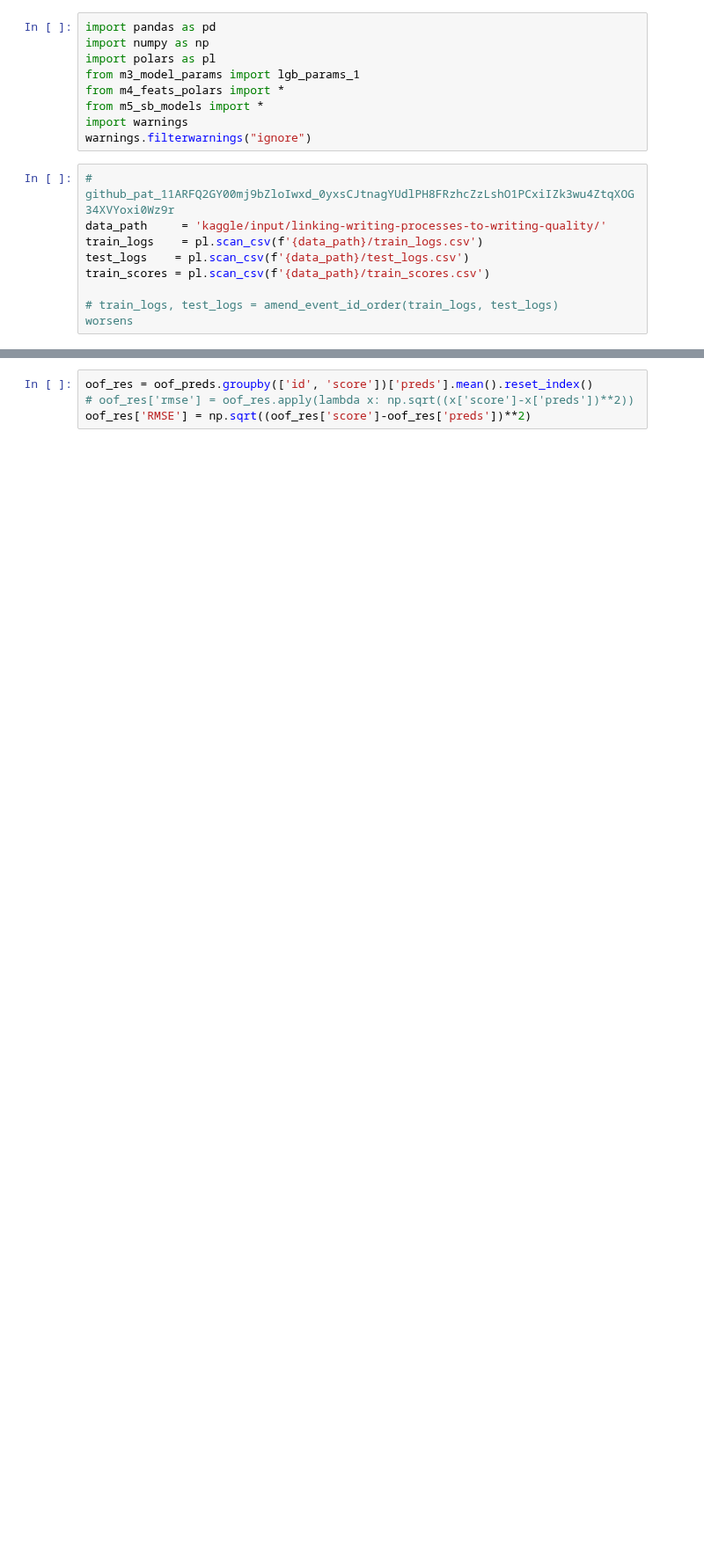
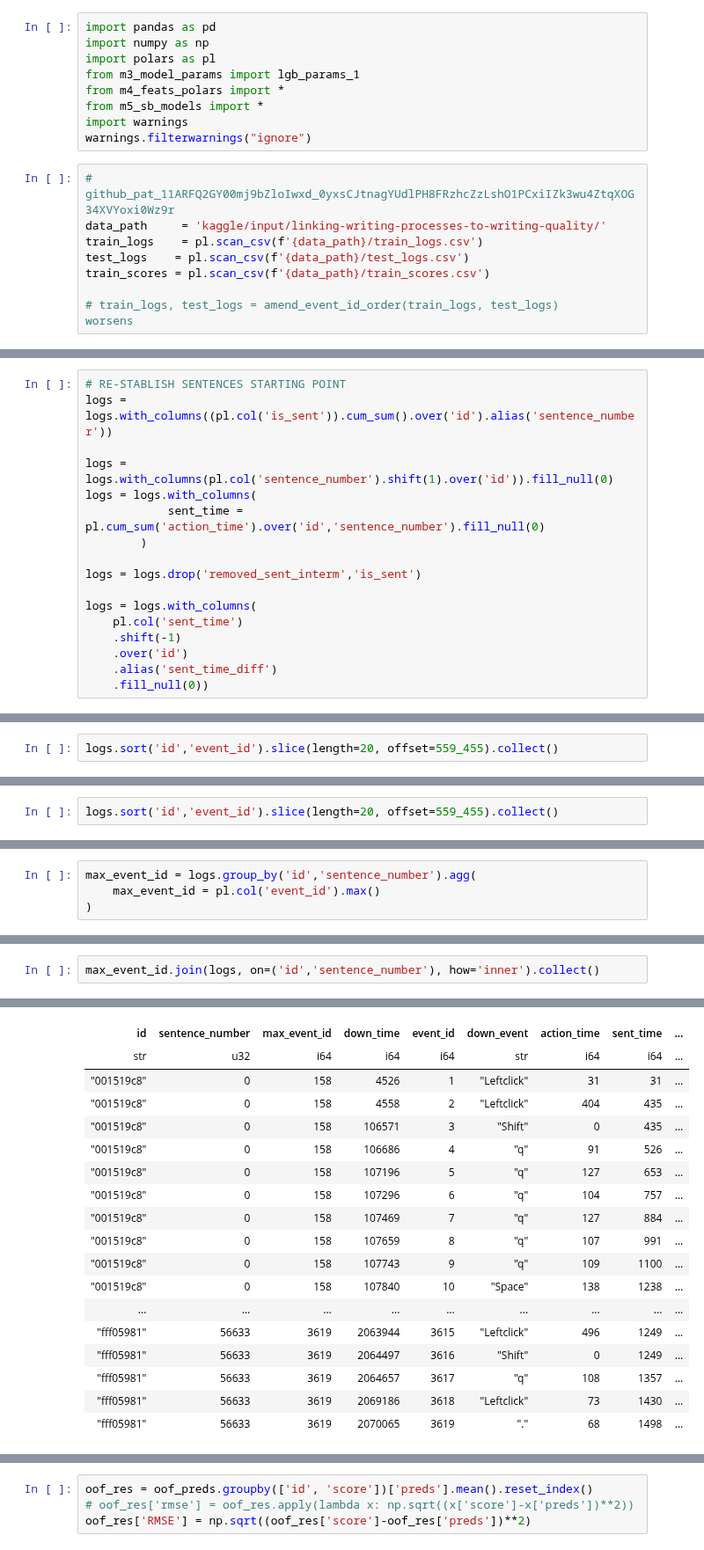
Before and after one commit to uallende/linking_writing_quality, a Jupyter notebook: lqw-clean.ipynb, the cells around one changed output, grey strips where cells are left out. Shown at 88% size. Drawn from its saved outputs; the diff is of its cells as text; blank space fills up the shorter version.

```diff
--- a/lqw-clean.ipynb
+++ b/lqw-clean.ipynb
@@ -26,0 +100,17 @@ TypeError: Expr.sort() takes 1 positional argument but 2 were given
+# %%
+# RE-STABLISH SENTENCES STARTING POINT
+logs = logs.with_columns((pl.col('is_sent')).cum_sum().over('id').alias('sentence_number'))
+
+logs = logs.with_columns(pl.col('sentence_number').shift(1).over('id')).fill_null(0)
+logs = logs.with_columns(
+            sent_time = pl.cum_sum('action_time').over('id','sentence_number').fill_null(0)
+        )
+
+logs = logs.drop('removed_sent_interm','is_sent')
+
+logs = logs.with_columns(
+    pl.col('sent_time')
+    .shift(-1)
+    .over('id')
+    .alias('sent_time_diff')
+    .fill_null(0))
@@ -26,0 +203,2 @@ TypeError: Expr.sort() takes 1 positional argument but 2 were given
+# %%
+logs.sort('id','event_id').slice(length=20, offset=559_455).collect()
@@ -26,0 +278,2 @@ TypeError: Expr.sort() takes 1 positional argument but 2 were given
+# %%
+logs.sort('id','event_id').slice(length=20, offset=559_455).collect()
@@ -26,0 +338,4 @@ TypeError: Expr.sort() takes 1 positional argument but 2 were given
+# %%
+max_event_id = logs.group_by('id','sentence_number').agg(
+    max_event_id = pl.col('event_id').max()
+)
@@ -26,0 +363,3 @@ TypeError: Expr.sort() takes 1 positional argument but 2 were given
+# %%
+max_event_id.join(logs, on=('id','sentence_number'), how='inner').collect()
+# %% [output]
@@ -26,0 +367,18 @@ TypeError: Expr.sort() takes 1 positional argument but 2 were given
+| id | sentence_number | max_event_id | down_time | event_id | down_event | action_time | sent_time | ... |
+| str | u32 | i64 | i64 | i64 | str | i64 | i64 | ... |
+| "001519c8" | 0 | 158 | 4526 | 1 | "Leftclick" | 31 | 31 | ... |
+| "001519c8" | 0 | 158 | 4558 | 2 | "Leftclick" | 404 | 435 | ... |
+| "001519c8" | 0 | 158 | 106571 | 3 | "Shift" | 0 | 435 | ... |
+| "001519c8" | 0 | 158 | 106686 | 4 | "q" | 91 | 526 | ... |
+| "001519c8" | 0 | 158 | 107196 | 5 | "q" | 127 | 653 | ... |
+| "001519c8" | 0 | 158 | 107296 | 6 | "q" | 104 | 757 | ... |
+| "001519c8" | 0 | 158 | 107469 | 7 | "q" | 127 | 884 | ... |
+| "001519c8" | 0 | 158 | 107659 | 8 | "q" | 107 | 991 | ... |
+| "001519c8" | 0 | 158 | 107743 | 9 | "q" | 109 | 1100 | ... |
+| "001519c8" | 0 | 158 | 107840 | 10 | "Space" | 138 | 1238 | ... |
+| ... | ... | ... | ... | ... | ... | ... | ... | ... |
+| "fff05981" | 56633 | 3619 | 2063944 | 3615 | "Leftclick" | 496 | 1249 | ... |
+| "fff05981" | 56633 | 3619 | 2064497 | 3616 | "Shift" | 0 | 1249 | ... |
+| "fff05981" | 56633 | 3619 | 2064657 | 3617 | "q" | 108 | 1357 | ... |
+| "fff05981" | 56633 | 3619 | 2069186 | 3618 | "Leftclick" | 73 | 1430 | ... |
+| "fff05981" | 56633 | 3619 | 2070065 | 3619 | "." | 68 | 1498 | ... |
```
Also changed, not shown: parts of 30 cells of this notebook, 3 other files.
